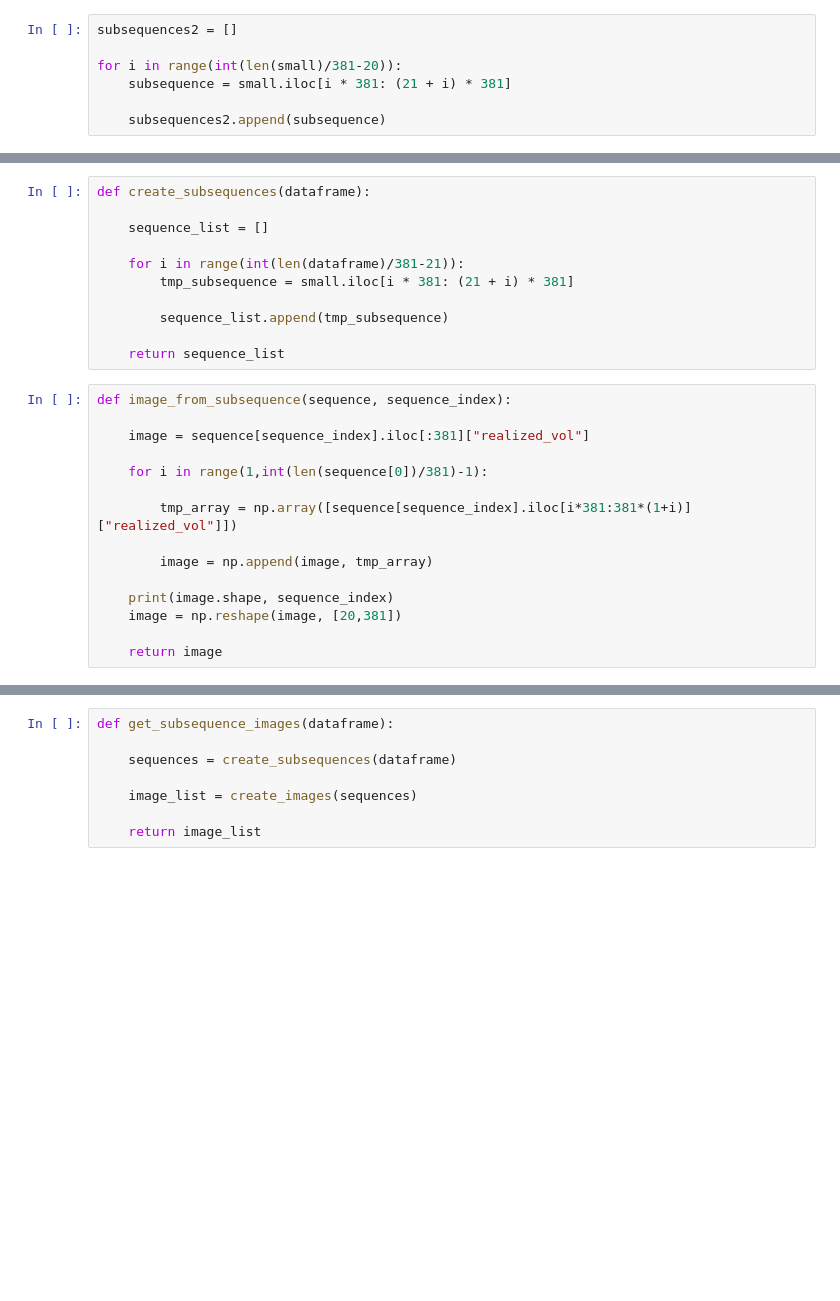
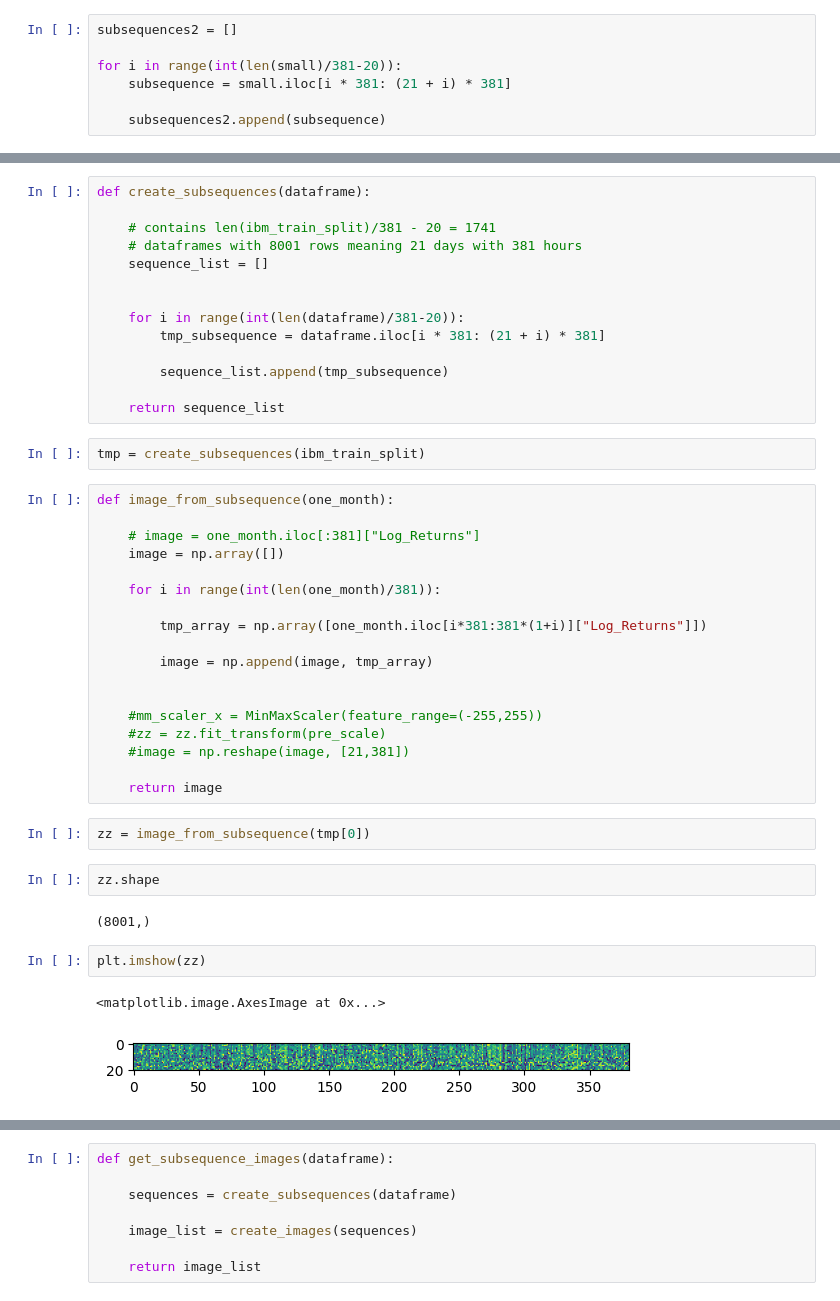
Before and after one commit to NicolasBuehringer/Bachelorarbeit, a Jupyter notebook: RV_calculation_new.ipynb, the cells around one changed output, grey strips where cells are left out. Drawn from its saved outputs; the diff is of its cells as text; blank space fills up the shorter version.

Commit message:
got subsequence function working

```diff
--- a/RV_calculation_new.ipynb
+++ b/RV_calculation_new.ipynb
@@ -692,26 +619,45 @@ ibm_train_split_small_2.shape
 # %%
 def create_subsequences(dataframe):
 
+    # contains len(ibm_train_split)/381 - 20 = 1741
+    # dataframes with 8001 rows meaning 21 days with 381 hours
     sequence_list = []
 
-    for i in range(int(len(dataframe)/381-21)):
-        tmp_subsequence = small.iloc[i * 381: (21 + i) * 381]
+
+    for i in range(int(len(dataframe)/381-20)):
+        tmp_subsequence = dataframe.iloc[i * 381: (21 + i) * 381]
 
         sequence_list.append(tmp_subsequence)
 
     return sequence_list
+# %%
+tmp = create_subsequences(ibm_train_split)
 # %%
-def image_from_subsequence(sequence, sequence_index):
+def image_from_subsequence(one_month):
 
-    image = sequence[sequence_index].iloc[:381]["realized_vol"]
+    # image = one_month.iloc[:381]["Log_Returns"]
+    image = np.array([])
 
-    for i in range(1,int(len(sequence[0])/381)-1):
+    for i in range(int(len(one_month)/381)):
 
-        tmp_array = np.array([sequence[sequence_index].iloc[i*381:381*(1+i)]["realized_vol"]])
+        tmp_array = np.array([one_month.iloc[i*381:381*(1+i)]["Log_Returns"]])
 
         image = np.append(image, tmp_array)
 
-    print(image.shape, sequence_index)
-    image = np.reshape(image, [20,381])
+
+    #mm_scaler_x = MinMaxScaler(feature_range=(-255,255))
+    #zz = zz.fit_transform(pre_scale)
+    #image = np.reshape(image, [21,381])
 
     return image
+# %%
+zz = image_from_subsequence(tmp[0])
+# %%
+zz.shape
+# %% [output]
+(8001,)
+# %%
+plt.imshow(zz)
+# %% [output]
+<matplotlib.image.AxesImage at 0x...>
+[figure, added]
```
Also changed, not shown: parts of 52 cells of this notebook, 1 other file.
